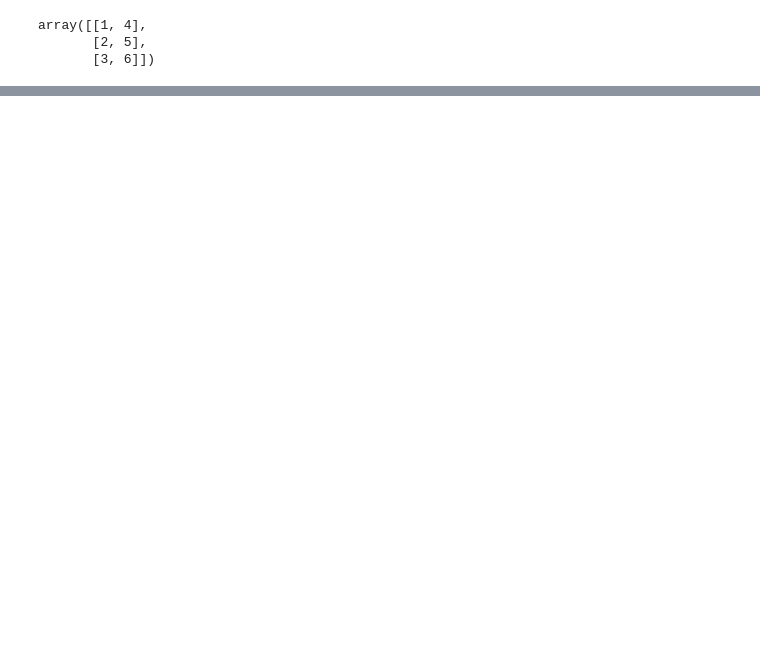
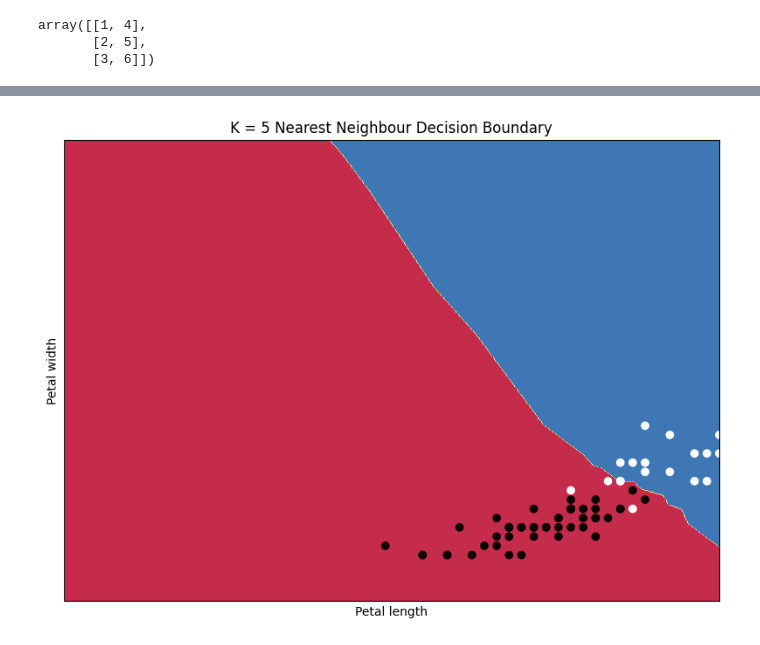
Before and after one commit to Koushikl0l/Machine_learning_from_scratch, a Jupyter notebook: K-NearestNeighbour.ipynb, the cells around one changed output, grey strips where cells are left out. Cells and saved outputs as stored; diff of their text form; code cells hidden in the pictures; blank space fills up the shorter version.

```diff
--- a/K-NearestNeighbour.ipynb
+++ b/K-NearestNeighbour.ipynb
@@ -257,3 +273,11 @@ hstack(a,b)
 array([[1, 4],
        [2, 5],
        [3, 6]])
+# %%
+x_min, x_max = X_train[0, :].min() - 1, X_train[0, :].max() + 1
+y_min, y_max = X_train[1, :].min() - 1, X_train[1, :].max() + 1
+h = 0.01
+xx, yy = np.meshgrid(np.arange(x_min, x_max, h), np.arange(y_min, y_max, h))
+# %%
+Z = nn.predict(np.c_[xx.ravel(), yy.ravel()],5)
+Z = Z.reshape(xx.shape)
@@ -259,0 +302,14 @@ array([[1, 4],
+# %%
+plt.figure(figsize=(8, 6))
+plt.contourf(xx, yy, Z, cmap=plt.cm.Spectral)
+plt.scatter(X_train[:, 0], X_train[:, 1], c=y_train, cmap='hot')
+plt.xlabel('Petal length')
+plt.ylabel('Petal width')
+plt.xlim(xx.min(), xx.max())
+plt.ylim(yy.min(), yy.max())
+plt.xticks(())
+plt.yticks(())
+plt.title('K = 5 Nearest Neighbour Decision Boundary')
+plt.show()
+# %% [output]
+[figure, added]
```
Also changed, not shown: parts of 5 cells of this notebook.
